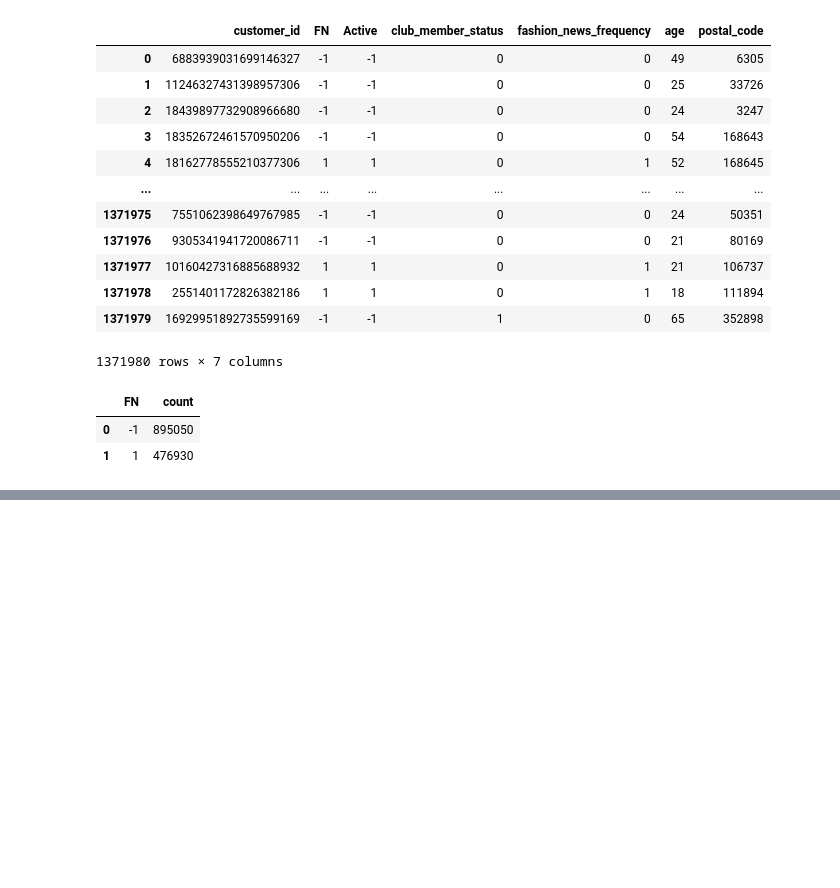
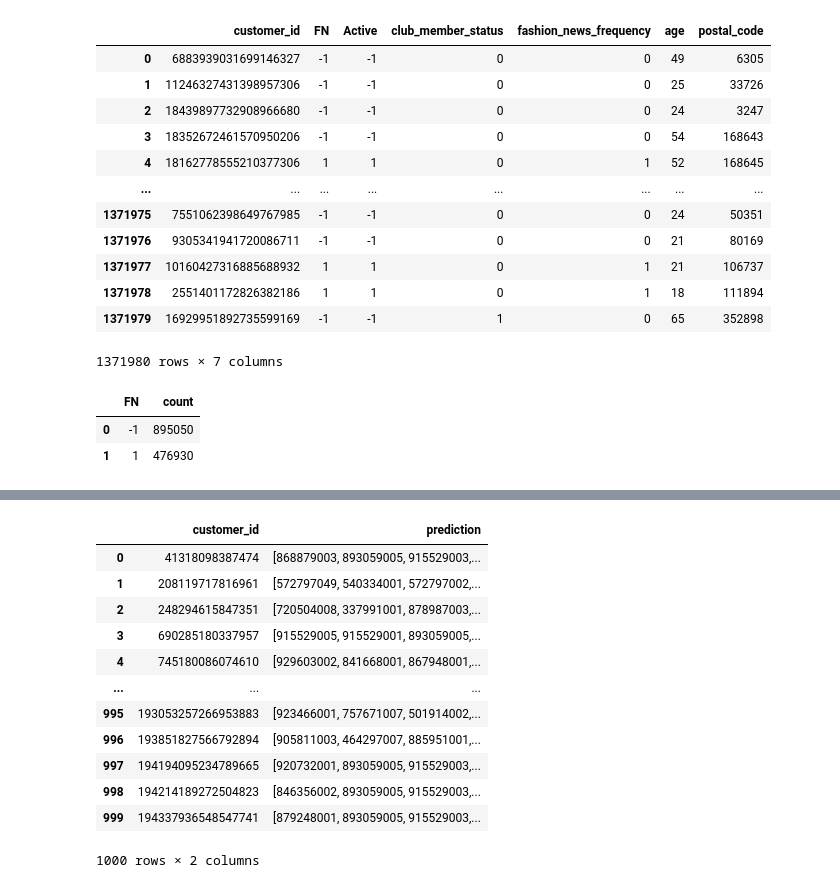
Before and after one commit to LienM/ai-project-23-24, a Jupyter notebook: ArnoDeKeersmaeker/Research/Research2.ipynb, the cells around one changed output, grey strips where cells are left out. Cells and saved outputs as stored; diff of their text form; code cells hidden in the pictures; blank space fills up the shorter version.

```diff
--- a/ArnoDeKeersmaeker/Research/Research2.ipynb
+++ b/ArnoDeKeersmaeker/Research/Research2.ipynb
@@ -486,3 +498,19 @@ len(all_predictions)
+# %%
+all_predictions.head(1000)
+# %% [output]
+|  | customer_id | prediction |
+| 0 | 41318098387474 | [868879003, 893059005, 915529003,... |
+| 1 | 208119717816961 | [572797049, 540334001, 572797002,... |
+| 2 | 248294615847351 | [720504008, 337991001, 878987003,... |
+| 3 | 690285180337957 | [915529005, 915529001, 893059005,... |
+| 4 | 745180086074610 | [929603002, 841668001, 867948001,... |
+| ... | ... | ... |
+| 995 | 193053257266953883 | [923466001, 757671007, 501914002,... |
+| 996 | 193851827566792894 | [905811003, 464297007, 885951001,... |
+| 997 | 194194095234789665 | [920732001, 893059005, 915529003,... |
+| 998 | 194214189272504823 | [846356002, 893059005, 915529003,... |
+| 999 | 194337936548547741 | [879248001, 893059005, 915529003,... |
+1000 rows × 2 columns
 # %%
 ### evaluate
 if test_week < transactions_train.week.max() + 1:
```
Also changed, not shown: parts of 16 cells of this notebook.
